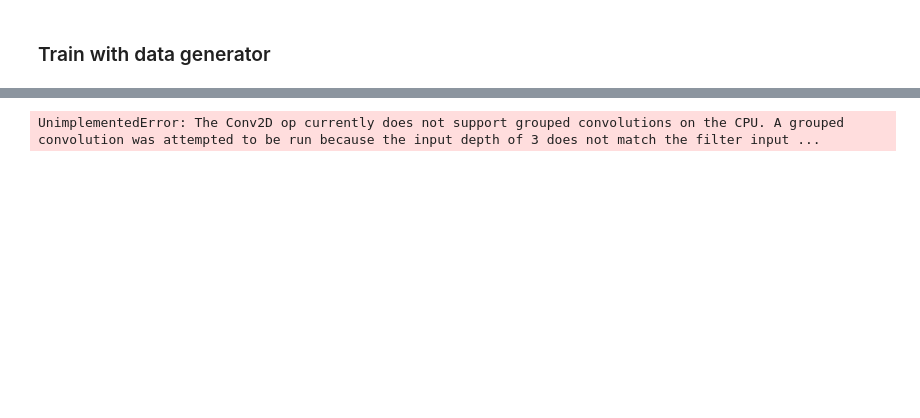
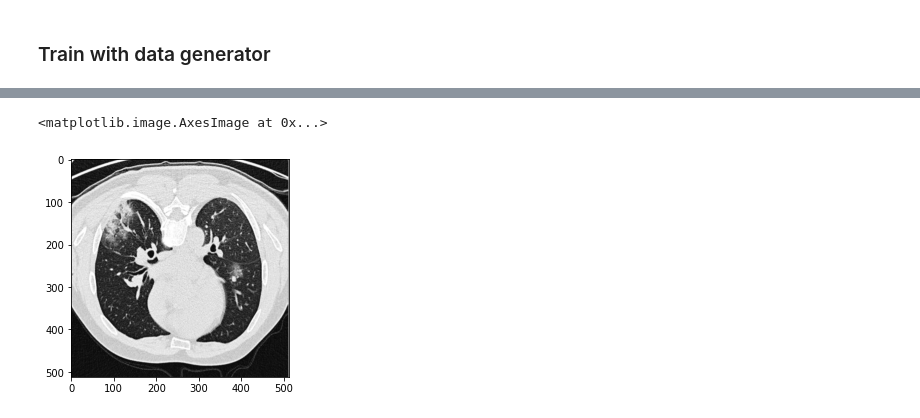
Before and after one commit to prastabdkl/unet-for-covid-detection, a Jupyter notebook: trainUnet.ipynb, the cells around one changed output, grey strips where cells are left out. Cells and saved outputs as stored; diff of their text form; code cells hidden in the pictures; blank space fills up the shorter version.

Commit message:
full implement u-net and gradcam

```diff
--- a/trainUnet.ipynb
+++ b/trainUnet.ipynb
@@ -143,19 +82,0 @@ img_array = preprocess_input(get_img_array(img_path, size=img_size))
-# %%
-# Make model
-# model = model_builder(weights="imagenet")
-
-# Remove last layer's softmax
-# model.layers[-1].activation = None
-
-# Print what the top predicted class is
-# preds = model.predict(img_array)
-# print("Predicted:", decode_predictions(preds, top=1)[0])
-
-# Generate class activation heatmap
-heatmap = make_gradcam_heatmap(img_array, model, last_conv_layer_name)
-
-# Display heatmap
-plt.matshow(heatmap)
-plt.show()
-# %% [output]
-UnimplementedError: The Conv2D op currently does not support grouped convolutions on the CPU. A grouped convolution was attempted to be run because the input depth of 3 does not match the filter input ...
@@ -161,0 +91,40 @@ UnimplementedError: The Conv2D op currently does not support grouped convolution
+# %%
+def read_images(path):
+    filelist = glob.glob(f'{path}/*.jpg')
+    x = np.array([np.array(Image.open(fname)) for fname in filelist],dtype='float32')
+    x = x/255.
+    return x
+
+def visualize_gradCAM(data,image_titles,model,category):
+    replace2linear = ReplaceToLinear()
+    score = CategoricalScore(category)
+
+    # Create Gradcam object
+    gradcam = Gradcam(model,model_modifier=replace2linear,clone=True)
+
+   # Generate heatmap with GradCAM
+    cam = gradcam(score,data,penultimate_layer=-1)
+
+    # Render
+    f, ax = plt.subplots(nrows=1, ncols=data.shape[0], figsize=(12, 4))
+    for i, title in enumerate(image_titles):
+        heatmap = np.uint8(cm.jet(cam[i])[..., :3] * 255)
+        ax[i].set_title(title, fontsize=16)
+        print(data[i].shape)
+        ax[i].imshow(data[i][:, :, 0])
+        ax[i].imshow(heatmap, cmap='jet', alpha=0.2) # overlay
+        ax[i].axis('off')
+    plt.tight_layout()
+    plt.show()
+# %%
+# img_path1 = ('dataset/alltest/0_predict.jpg')
+img_path2 = 'dataset/alltest/'
+img_array1 = read_images(img_path2)
+# %%
+img_array1.shape
+# img_array1[:,:,:,0:1].shape
+img_array2 = img_array1[:,:,:,0:1]
+plt.imshow(img_array1[0,:,:,0:1],cmap = 'gray')
+# %% [output]
+<matplotlib.image.AxesImage at 0x...>
+[figure, added]
```
Also changed, not shown: parts of 13 cells of this notebook.
